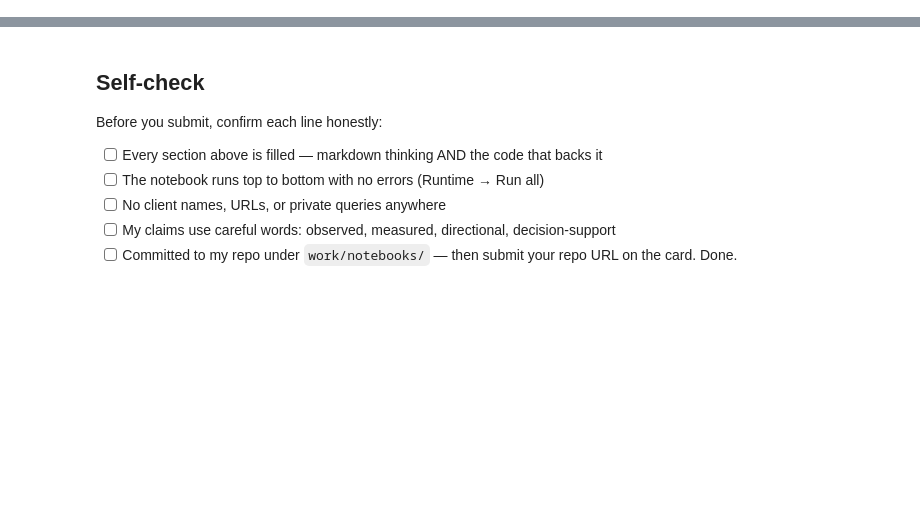
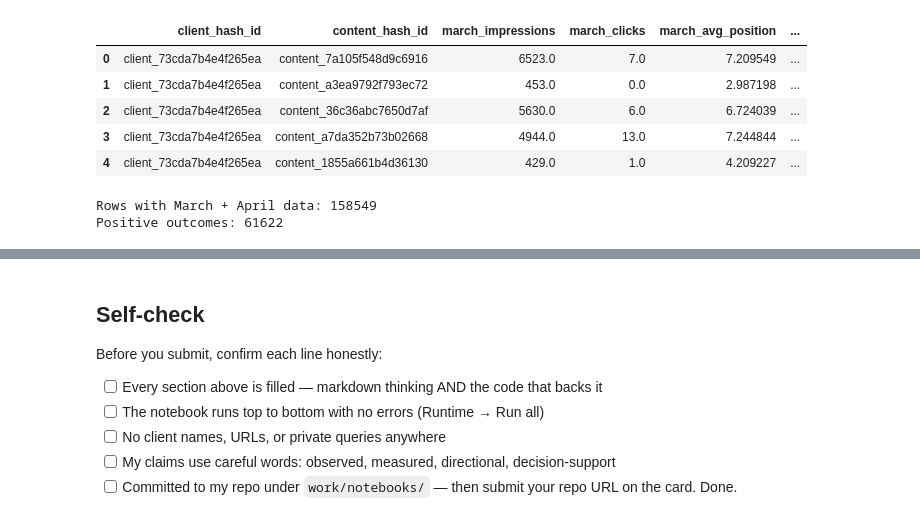
Before and after one commit to AbdulWasay65/flyrank-ml-internship, a Jupyter notebook: work/notebooks/w03_data_contract.ipynb, the cells around one changed output, grey strips where cells are left out. Cells and saved outputs as stored; diff of their text form; code cells hidden in the pictures; blank space fills up the shorter version.

```diff
--- a/work/notebooks/w03_data_contract.ipynb
+++ b/work/notebooks/w03_data_contract.ipynb
@@ -33,0 +280,60 @@ This skeleton is yours to fill. Work the sections **in order** — each one has
+# %%
+# Create March decision features and April future outcome
+
+march_april_query = f"""
+WITH march AS (
+    SELECT
+        client_hash_id,
+        content_hash_id,
+        SUM(gsc_impressions) AS march_impressions,
+        SUM(gsc_clicks) AS march_clicks,
+        AVG(gsc_avg_position) AS march_avg_position
+    FROM read_parquet(
+        '{rel}/fact_content_daily_performance/**/*.parquet'
+    )
+    WHERE month = '2026-03'
+      AND gsc_data_available IS TRUE
+    GROUP BY client_hash_id, content_hash_id
+),
+
+april AS (
+    SELECT
+        client_hash_id,
+        content_hash_id,
+        SUM(gsc_impressions) AS april_impressions
+    FROM read_parquet(
+        '{rel}/fact_content_daily_performance/**/*.parquet'
+    )
+    WHERE month = '2026-04'
+      AND gsc_data_available IS TRUE
+    GROUP BY client_hash_id, content_hash_id
+)
+
+SELECT
+    m.*,
+    a.april_impressions,
+    CASE
+        WHEN a.april_impressions > m.march_impressions
+        THEN 1
+        ELSE 0
+    END AS label
+FROM march m
+INNER JOIN april a
+    ON m.client_hash_id = a.client_hash_id
+   AND m.content_hash_id = a.content_hash_id
+"""
+
+march_april = con.sql(march_april_query).df()
+
+display(march_april.head())
+print("Rows with March + April data:", len(march_april))
+print("Positive outcomes:", march_april["label"].sum())
+# %% [output]
+|  | client_hash_id | content_hash_id | march_impressions | march_clicks | march_avg_position | ... |
+| 0 | client_73cda7b4e4f265ea | content_7a105f548d9c6916 | 6523.0 | 7.0 | 7.209549 | ... |
+| 1 | client_73cda7b4e4f265ea | content_a3ea9792f793ec72 | 453.0 | 0.0 | 2.987198 | ... |
+| 2 | client_73cda7b4e4f265ea | content_36c36abc7650d7af | 5630.0 | 6.0 | 6.724039 | ... |
+| 3 | client_73cda7b4e4f265ea | content_a7da352b73b02668 | 4944.0 | 13.0 | 7.244844 | ... |
+| 4 | client_73cda7b4e4f265ea | content_1855a661b4d36130 | 429.0 | 1.0 | 4.209227 | ... |
+Rows with March + April data: 158549
+Positive outcomes: 61622
```
Also changed, not shown: parts of 27 cells of this notebook.
